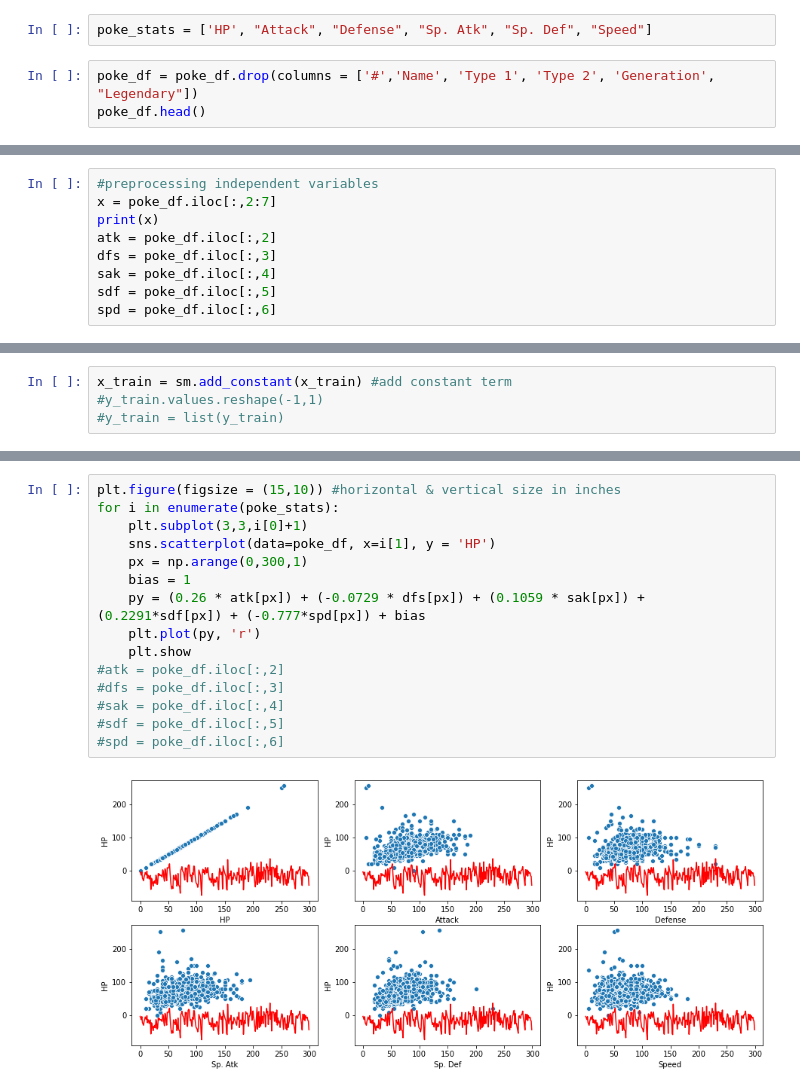
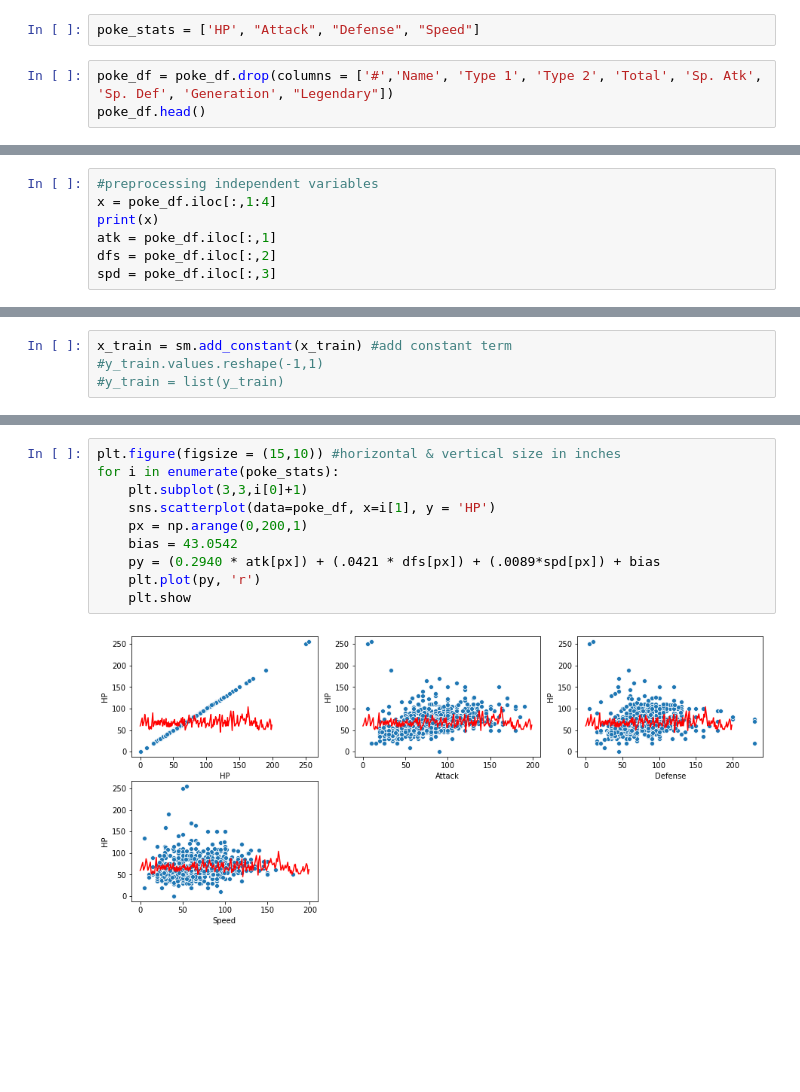
Before and after one commit to Jae-Domain/Machine-Learning, a Jupyter notebook: Assignment 2/Assignment 1/OLSattempt.ipynb, the cells around one changed output, grey strips where cells are left out. Drawn from its saved outputs; the diff is of its cells as text; blank space fills up the shorter version.

```diff
--- a/Assignment 2/Assignment 1/OLSattempt.ipynb
+++ b/Assignment 2/Assignment 1/OLSattempt.ipynb
@@ -17,8 +17,8 @@ poke_df.head()
 | 3 | 3 | VenusaurMega Venusaur | Grass | Poison | 625 | 80 | 100 | 123 | 122 | 120 | 80 | ... |
 | 4 | 4 | Charmander | Fire | NaN | 309 | 39 | 52 | 43 | 60 | 50 | 65 | ... |
 # %%
-poke_stats = ['HP', "Attack", "Defense", "Sp. Atk", "Sp. Def", "Speed"]
+poke_stats = ['HP', "Attack", "Defense", "Speed"]
 # %%
-poke_df = poke_df.drop(columns = ['#','Name', 'Type 1', 'Type 2', 'Generation', "Legendary"])
+poke_df = poke_df.drop(columns = ['#','Name', 'Type 1', 'Type 2', 'Total', 'Sp. Atk', 'Sp. Def', 'Generation', "Legendary"])
 poke_df.head()
 # %% [output]
@@ -38,10 +38,8 @@ for i in enumerate(poke_stats):
 # %%
 #preprocessing independent variables
-x = poke_df.iloc[:,2:7]
+x = poke_df.iloc[:,1:4]
 print(x)
-atk = poke_df.iloc[:,2]
-dfs = poke_df.iloc[:,3]
-sak = poke_df.iloc[:,4]
-sdf = poke_df.iloc[:,5]
-spd = poke_df.iloc[:,6]
+atk = poke_df.iloc[:,1]
+dfs = poke_df.iloc[:,2]
+spd = poke_df.iloc[:,3]
 # %% [output]
@@ -147,17 +111,12 @@ Warnings:
 # %%
 plt.figure(figsize = (15,10)) #horizontal & vertical size in inches
 for i in enumerate(poke_stats):
     plt.subplot(3,3,i[0]+1)
     sns.scatterplot(data=poke_df, x=i[1], y = 'HP')
-    px = np.arange(0,300,1)
-    bias = 1
-    py = (0.26 * atk[px]) + (-0.0729 * dfs[px]) + (0.1059 * sak[px]) + (0.2291*sdf[px]) + (-0.777*spd[px]) + bias
+    px = np.arange(0,200,1)
+    bias = 43.0542
+    py = (0.2940 * atk[px]) + (.0421 * dfs[px]) + (.0089*spd[px]) + bias
     plt.plot(py, 'r')
     plt.show
-#atk = poke_df.iloc[:,2]
-#dfs = poke_df.iloc[:,3]
-#sak = poke_df.iloc[:,4]
-#sdf = poke_df.iloc[:,5]
-#spd = poke_df.iloc[:,6]
 # %% [output]
-[figure, old version]
+[figure, new version]
```
Also changed, not shown: parts of 14 cells of this notebook.
